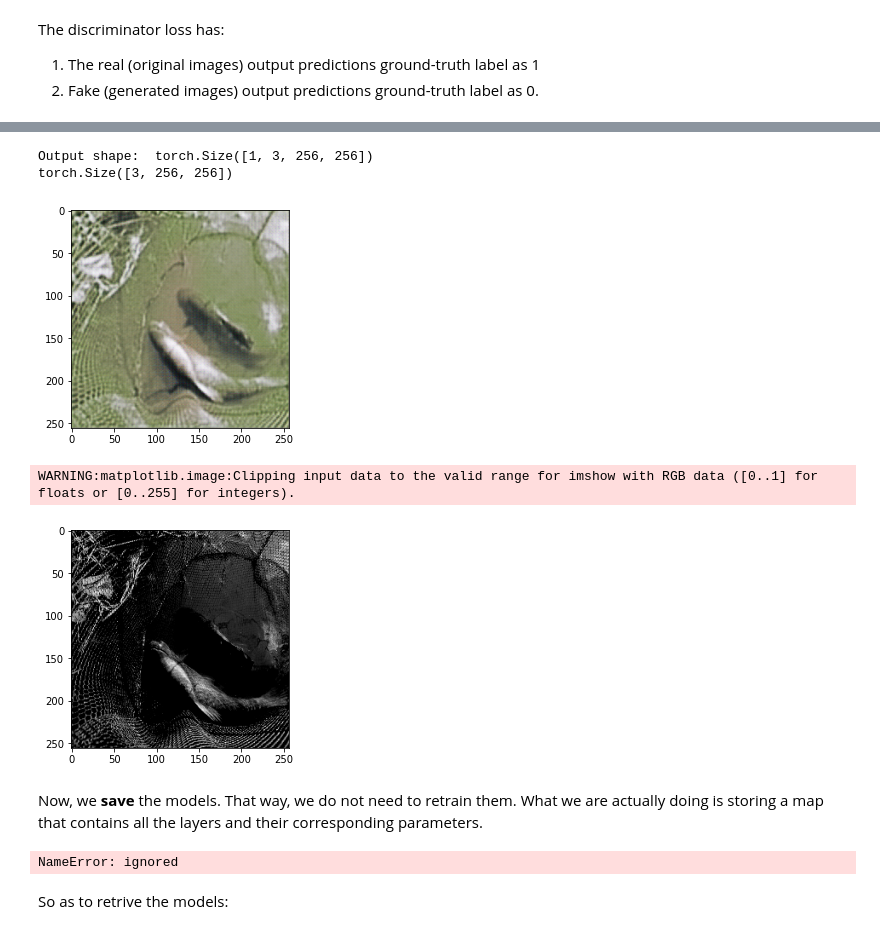
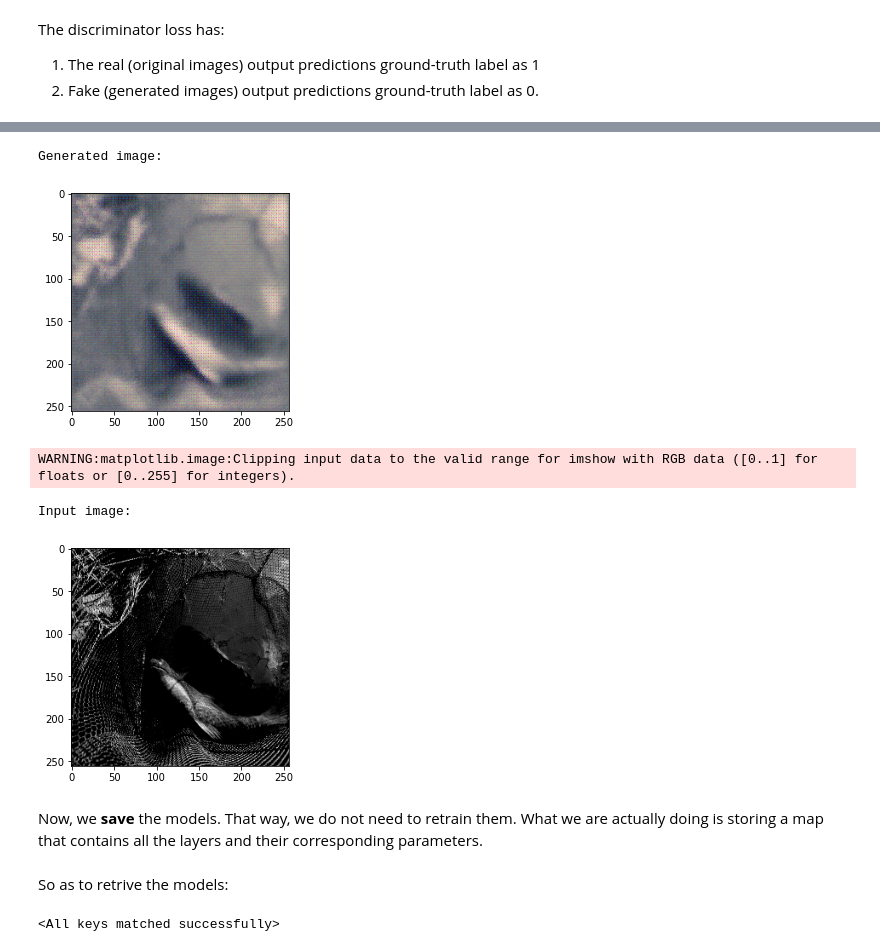
Before and after one commit to jemonra/ImageColouring, a Jupyter notebook: ColouringImageProject.ipynb, the cells around one changed output, grey strips where cells are left out. Saved outputs shown, nothing was run; the diff lists cells and outputs as text; code cells hidden in the pictures.

```diff
--- a/ColouringImageProject.ipynb
+++ b/ColouringImageProject.ipynb
@@ -97,14 +99,13 @@ class TwoImagesDataset(Dataset):
     super(TwoImagesDataset, self).__init__()
     self.dataset1 = dataset1
     self.dataset2 = dataset2
+    if len(self.dataset1) != len(self.dataset2):
+      print('ERROR, len of dataset1 is different from len of dataset2')
 
   def __getitem__(self, idx):
     return self.dataset1[idx], self.dataset2[idx]
 
   def __len__(self):
-    if len(self.dataset1) == len(self.dataset2):
-      return len(self.dataset1)
-    else:
-      print('ERROR, len of dataset1 is different from len of dataset2')
-      return len(self.dataset1)
+    return 10
+    # return len(self.dataset1)
 # %% [markdown]
@@ -523,35 +508,43 @@ Número de batches procesados (batch_size = 1):  7074
 # %%
 # TEST
 input_img, tg_img = dataset[0]
-var = generator.forward(input_img.unsqueeze(0))
-print("Output shape: ", var.shape)
-print(var[0].shape)
-var2 = var.detach()
-plot_image_minus1to1(var2[0])
+out = generator.forward(input_img.unsqueeze(0))
+
+out = out.detach()
+
+print('Generated image:')
+plot_image_minus1to1(out[0])
 # %% [output]
-Output shape:  torch.Size([1, 3, 256, 256])
-torch.Size([3, 256, 256])
+Generated image:
-[figure, old version]
+[figure, new version]
 # %%
+print('Input image:')
 plot_image(input_img)
 # %% [output]
 WARNING:matplotlib.image:Clipping input data to the valid range for imshow with RGB data ([0..1] for floats or [0..255] for integers).
+Input image:
 [figure]
 # %% [markdown]
 Now, we **save** the models. That way, we do not need to retrain them. What we are actually doing is storing a map that contains all the layers and their corresponding parameters.
 # %%
-generator_model_path = "./generatorModelImageColoring.pth"
-torch.save(generator.state_dict(), generator_model_path)
+def save_model(model, path):
+  torch.save(model.state_dict(), path)
 
-discriminator_model_path = "./discriminatorModelImageColoring.pth"
-torch.save(discriminator.state_dict(), discriminator_model_path)
+generator_model_path = "drive/MyDrive/models/generatorModelImageColoring.pth"
+discriminator_model_path = "drive/MyDrive/models/discriminatorModelImageColoring.pth"
+
+save_model(generator, generator_model_path)
+save_model(discriminator, discriminator_model_path)
-# %% [output]
-NameError: ignored
 # %% [markdown]
 So as to retrive the models:
 # %%
+def load_model(model, path):
+  return model.load_state_dict(torch.load(path))
+
 generator = Generator(3)
-generator.load_state_dict(torch.load(generator_model_path))
+load_model(generator, generator_model_path)
 
 discriminator = Discriminator(in_channels=6, kernel_size=4)
-discriminator.load_state_dict(torch.load(discriminator_model_path))
+load_model(discriminator, discriminator_model_path)
+# %% [output]
+<All keys matched successfully>
```
Also changed, not shown: parts of 43 cells of this notebook.
